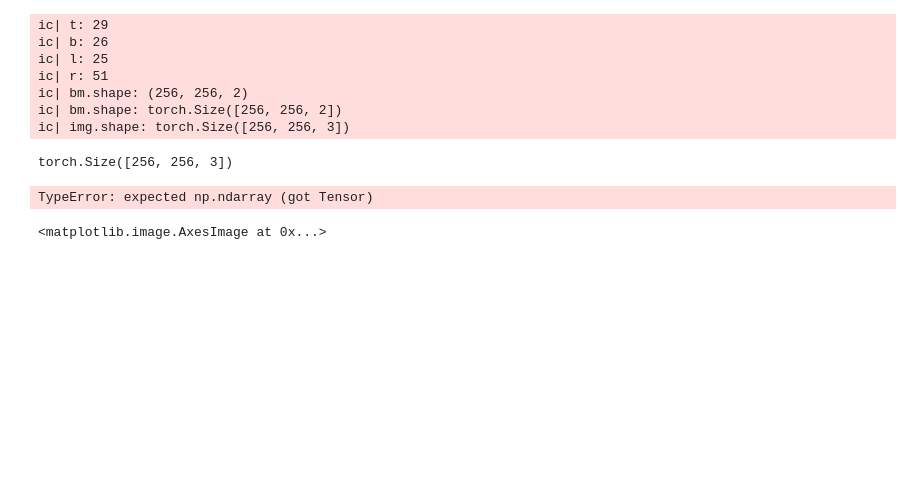
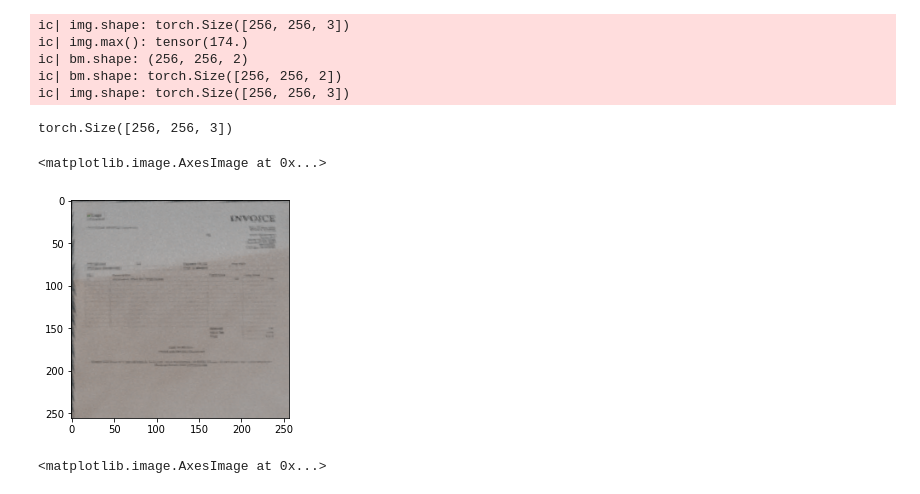
Before and after one commit to Leon-Sander/ImageRectification, a Jupyter notebook: crop.ipynb, the cells around one changed output. Drawn from its saved outputs; the diff is of its cells as text; code cells hidden in the pictures; blank space fills up the shorter version.

```diff
--- a/crop.ipynb
+++ b/crop.ipynb
@@ -12,23 +50,25 @@ data_dir= 'Dataset Preview/Inv3D preview complete V2/data/train/'
 # %%
 path = data_dir + '00'
 
-img = utils.load_warped_document_chw(path)
-img = img.transpose(0,1).transpose(1,2)
-
+#img = utils.load_warped_document_chw(path)
+#img = img.transpose(0,1).transpose(1,2)
+img = cv2.imread(path + '/warped_document.png')
+img = torch.from_numpy(img).float()
 wc = np.load(path + '/warped_WC.npz')['warped_WC']
 bm = np.load(path + '/warped_BM.npz')['warped_BM']
 #ic(wc.shape)
 #ic(bm.shape)
 #wc, bm = utils.tight_crop_wc_bm(wc, bm)
-
-img, wc, bm = utils.tight_crop_im_bm(img, wc, bm)
+ic(img.shape)
+ic(img.max())
+img, wc, bm = tight_crop_all(img, wc, bm)
+#img, wc, bm = utils.tight_crop_im_bm(img, wc, bm)
+#img, bm = utils.tight_crop_no_fm(img.numpy(), bm)
 ic(bm.shape)
 ic(img.shape)
 # %% [output]
-ic| t: 29
-ic| b: 26
-ic| l: 25
-ic| r: 51
+ic| img.shape: torch.Size([256, 256, 3])
+ic| img.max(): tensor(174.)
 ic| bm.shape: (256, 256, 2)
 ic| bm.shape: torch.Size([256, 256, 2])
 ic| img.shape: torch.Size([256, 256, 3])
@@ -36,8 +76,9 @@ torch.Size([256, 256, 3])
 # %%
 #img = torch.from_numpy(img).transpose(2,1).transpose(1,0).unsqueeze(0)
 img = img.transpose(2,1).transpose(1,0).unsqueeze(0)
-unwarped_img = utils.unwarp_image_crop(img,bm.unsqueeze(0))
+unwarped_img = utils.unwarp_image_crop(img/255,bm.unsqueeze(0))
 plt.imshow(unwarped_img)
 # %% [output]
-TypeError: expected np.ndarray (got Tensor)
+<matplotlib.image.AxesImage at 0x...>
+[figure, added]
 # %%
```
Also changed, not shown: parts of 12 cells of this notebook, 4 other files.
